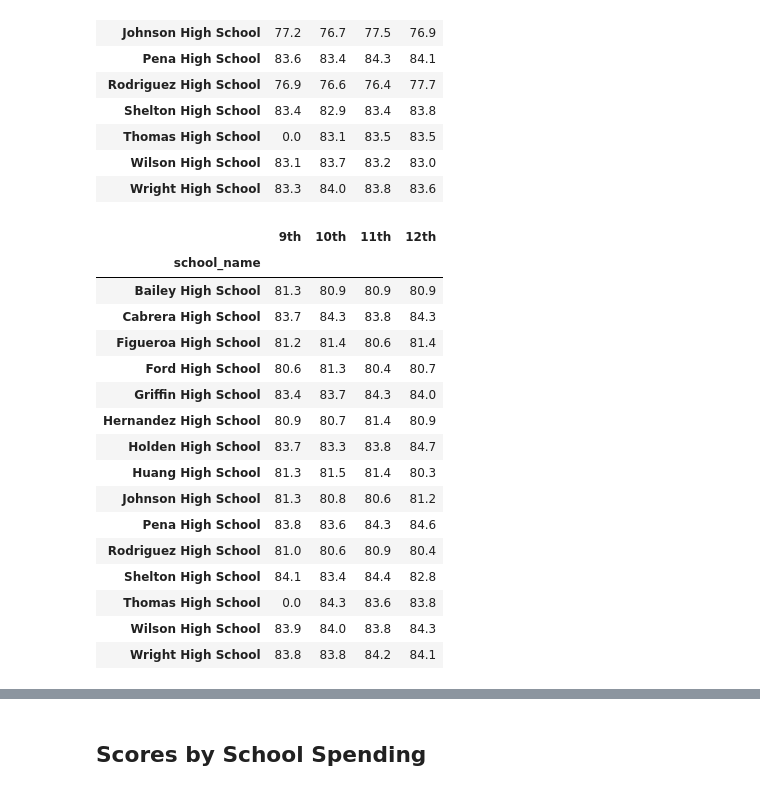
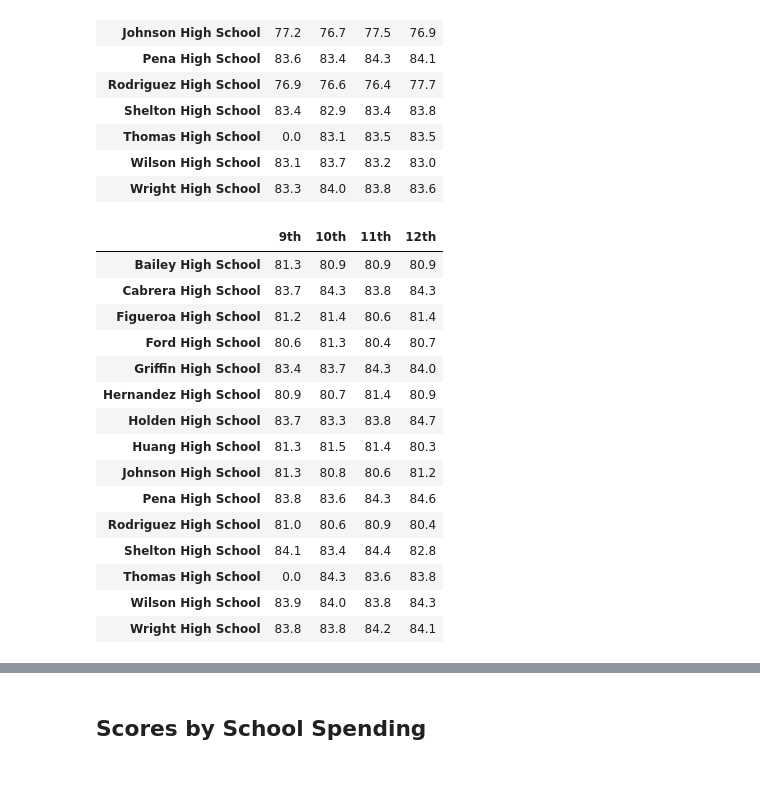
Before and after one commit to afhayden/Module4_Challenge_School_Analysis, a Jupyter notebook: PyCitySchools_Challenge.ipynb, the cells around one changed output, grey strips where cells are left out. Drawn from its saved outputs; the diff is of its cells as text; code cells hidden in the pictures.

```diff
--- a/PyCitySchools_Challenge.ipynb
+++ b/PyCitySchools_Challenge.ipynb
@@ -409,14 +409,13 @@ math_scores_by_grade_df
 | Wright High School | 83.3 | 84.0 | 83.8 | 83.6 |
 # %%
 ## Remove the index for reading dataframe
-#reading_scores_by_grade_df.index.name = None
+reading_scores_by_grade_df.index.name = None
 
 # Display the data frame
 reading_scores_by_grade_df = reading_scores_by_grade_df[["9th", "10th", "11th", "12th"]]
 reading_scores_by_grade_df
 # %% [output]
 |  | 9th | 10th | 11th | 12th |
-| school_name |  |  |  |  |
 | Bailey High School | 81.3 | 80.9 | 80.9 | 80.9 |
 | Cabrera High School | 83.7 | 84.3 | 83.8 | 84.3 |
 | Figueroa High School | 81.2 | 81.4 | 80.6 | 81.4 |
```
Also changed, not shown: parts of 2 cells of this notebook, 1 other file.
